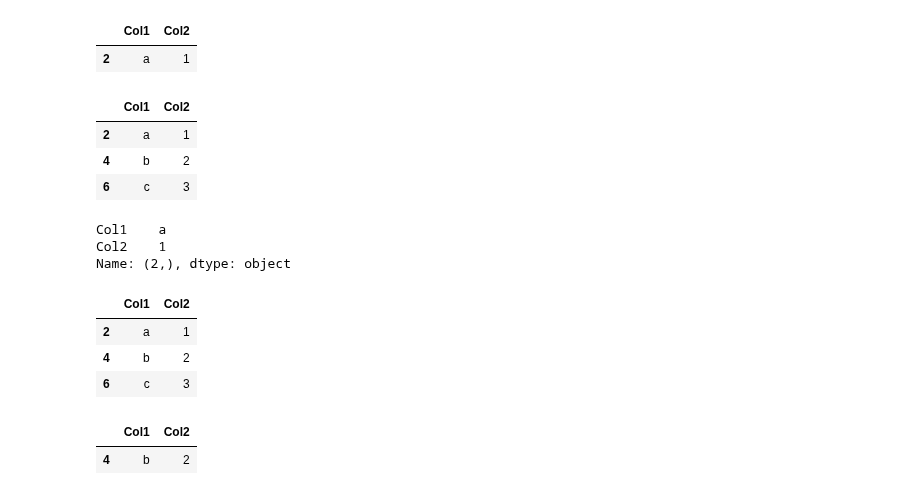
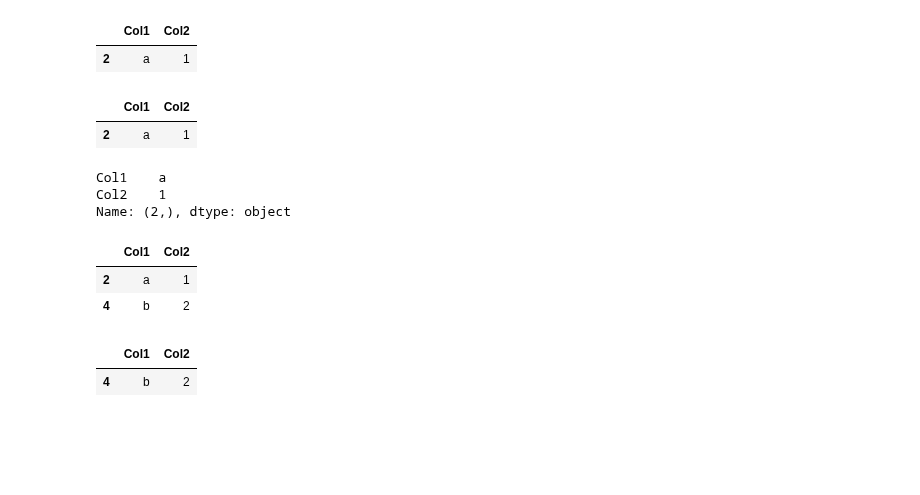
Before and after one commit to NyarukouSAMA/DSPart1, a Jupyter notebook: Lesson1_Edu/Lesson1_Pandas1.ipynb, the cells around one changed output. Saved outputs shown, nothing was run; the diff lists cells and outputs as text; code cells hidden in the pictures; blank space fills up the shorter version.

```diff
--- a/Lesson1_Edu/Lesson1_Pandas1.ipynb
+++ b/Lesson1_Edu/Lesson1_Pandas1.ipynb
@@ -313,12 +262,10 @@ df.loc[2]
 |  | Col1 | Col2 |
 | 2 | a | 1 |
 # %%
-df.loc[1:7, :]
+df.loc[0:2]
 # %% [output]
 |  | Col1 | Col2 |
 | 2 | a | 1 |
-| 4 | b | 2 |
-| 6 | c | 3 |
 # %%
 df.iloc[0]
 # %% [output]
@@ -326,12 +273,11 @@ Col1    a
 Col2    1
 Name: (2,), dtype: object
 # %%
-df.iloc[0:3]
+df.iloc[0:2,]
 # %% [output]
 |  | Col1 | Col2 |
 | 2 | a | 1 |
 | 4 | b | 2 |
-| 6 | c | 3 |
 # %%
 df.loc[df['Col1'] == 'b']
 # %% [output]
```
Also changed, not shown: parts of 35 cells of this notebook, 8 other files.
